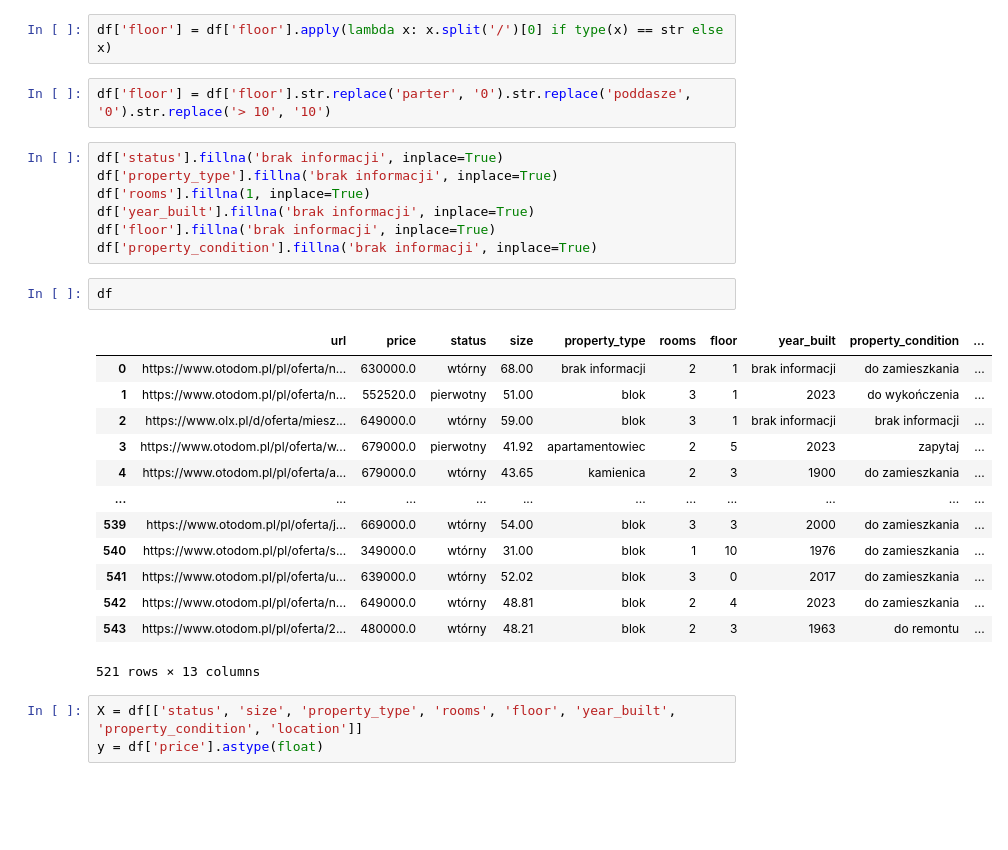
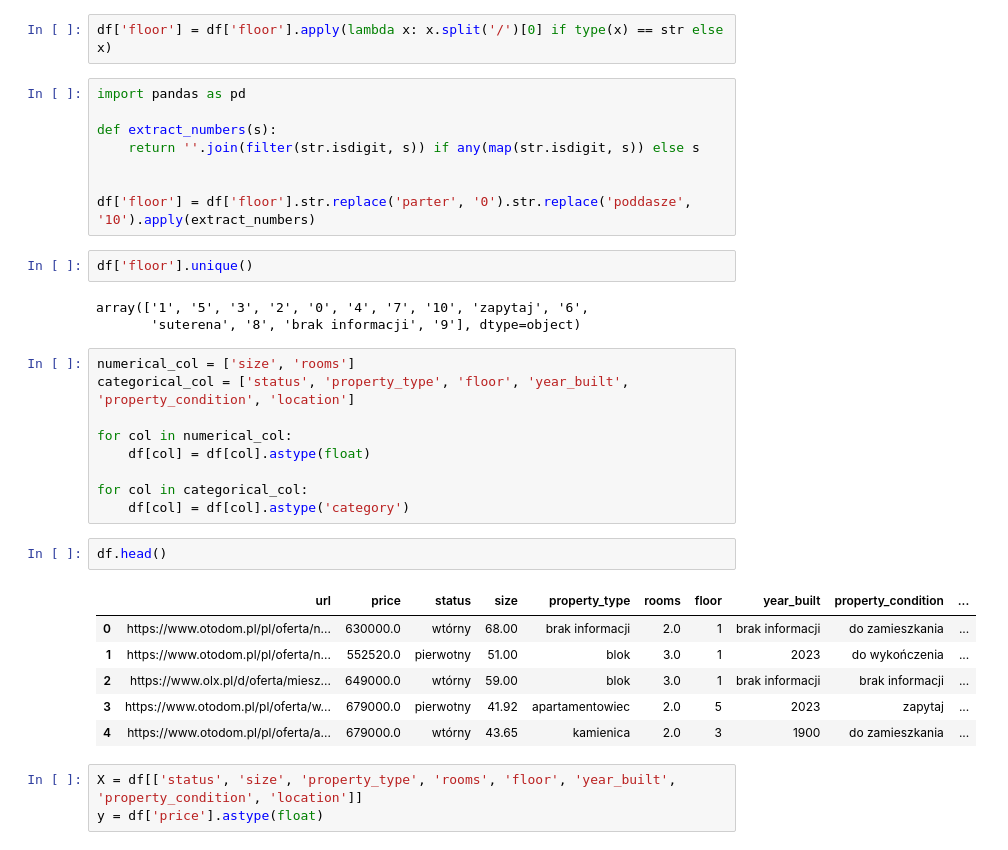
Before and after one commit to pdGruby/pricepy, a Jupyter notebook: ml_model/notebooks/initial_eda.ipynb, the cells around one changed output. Cells and saved outputs as stored; diff of their text form; blank space fills up the shorter version.

```diff
--- a/ml_model/notebooks/initial_eda.ipynb
+++ b/ml_model/notebooks/initial_eda.ipynb
@@ -86,31 +93,37 @@ def find_location(x):
 df['location'] = df['location'].apply(find_location)
 # %%
 df['floor'] = df['floor'].apply(lambda x: x.split('/')[0] if type(x) == str else x)
-# %%
-df['floor'] = df['floor'].str.replace('parter', '0').str.replace('poddasze', '0').str.replace('> 10', '10')
-# %%
-df['status'].fillna('brak informacji', inplace=True)
-df['property_type'].fillna('brak informacji', inplace=True)
-df['rooms'].fillna(1, inplace=True)
-df['year_built'].fillna('brak informacji', inplace=True)
-df['floor'].fillna('brak informacji', inplace=True)
-df['property_condition'].fillna('brak informacji', inplace=True)
+# %%
+import pandas as pd
+
+def extract_numbers(s):
+    return ''.join(filter(str.isdigit, s)) if any(map(str.isdigit, s)) else s
+
+
+df['floor'] = df['floor'].str.replace('parter', '0').str.replace('poddasze', '10').apply(extract_numbers)
+# %%
+df['floor'].unique()
+# %% [output]
+array(['1', '5', '3', '2', '0', '4', '7', '10', 'zapytaj', '6',
+       'suterena', '8', 'brak informacji', '9'], dtype=object)
+# %%
+numerical_col = ['size', 'rooms']
+categorical_col = ['status', 'property_type', 'floor', 'year_built', 'property_condition', 'location']
+
+for col in numerical_col:
+    df[col] = df[col].astype(float)
+
+for col in categorical_col:
+    df[col] = df[col].astype('category')
 # %%
-df
+df.head()
 # %% [output]
 |  | url | price | status | size | property_type | rooms | floor | year_built | property_condition | ... |
-| 0 | https://www.otodom.pl/pl/oferta/n... | 630000.0 | wtórny | 68.00 | brak informacji | 2 | 1 | brak informacji | do zamieszkania | ... |
-| 1 | https://www.otodom.pl/pl/oferta/n... | 552520.0 | pierwotny | 51.00 | blok | 3 | 1 | 2023 | do wykończenia | ... |
-| 2 | https://www.olx.pl/d/oferta/miesz... | 649000.0 | wtórny | 59.00 | blok | 3 | 1 | brak informacji | brak informacji | ... |
-| 3 | https://www.otodom.pl/pl/oferta/w... | 679000.0 | pierwotny | 41.92 | apartamentowiec | 2 | 5 | 2023 | zapytaj | ... |
-| 4 | https://www.otodom.pl/pl/oferta/a... | 679000.0 | wtórny | 43.65 | kamienica | 2 | 3 | 1900 | do zamieszkania | ... |
-| ... | ... | ... | ... | ... | ... | ... | ... | ... | ... | ... |
-| 539 | https://www.otodom.pl/pl/oferta/j... | 669000.0 | wtórny | 54.00 | blok | 3 | 3 | 2000 | do zamieszkania | ... |
-| 540 | https://www.otodom.pl/pl/oferta/s... | 349000.0 | wtórny | 31.00 | blok | 1 | 10 | 1976 | do zamieszkania | ... |
-| 541 | https://www.otodom.pl/pl/oferta/u... | 639000.0 | wtórny | 52.02 | blok | 3 | 0 | 2017 | do zamieszkania | ... |
-| 542 | https://www.otodom.pl/pl/oferta/n... | 649000.0 | wtórny | 48.81 | blok | 2 | 4 | 2023 | do zamieszkania | ... |
-| 543 | https://www.otodom.pl/pl/oferta/2... | 480000.0 | wtórny | 48.21 | blok | 2 | 3 | 1963 | do remontu | ... |
+| 0 | https://www.otodom.pl/pl/oferta/n... | 630000.0 | wtórny | 68.00 | brak informacji | 2.0 | 1 | brak informacji | do zamieszkania | ... |
+| 1 | https://www.otodom.pl/pl/oferta/n... | 552520.0 | pierwotny | 51.00 | blok | 3.0 | 1 | 2023 | do wykończenia | ... |
+| 2 | https://www.olx.pl/d/oferta/miesz... | 649000.0 | wtórny | 59.00 | blok | 3.0 | 1 | brak informacji | brak informacji | ... |
+| 3 | https://www.otodom.pl/pl/oferta/w... | 679000.0 | pierwotny | 41.92 | apartamentowiec | 2.0 | 5 | 2023 | zapytaj | ... |
+| 4 | https://www.otodom.pl/pl/oferta/a... | 679000.0 | wtórny | 43.65 | kamienica | 2.0 | 3 | 1900 | do zamieszkania | ... |
-521 rows × 13 columns
 # %%
 X = df[['status', 'size', 'property_type', 'rooms', 'floor', 'year_built', 'property_condition', 'location']]
 y = df['price'].astype(float)
```
Also changed, not shown: parts of 15 cells of this notebook.
